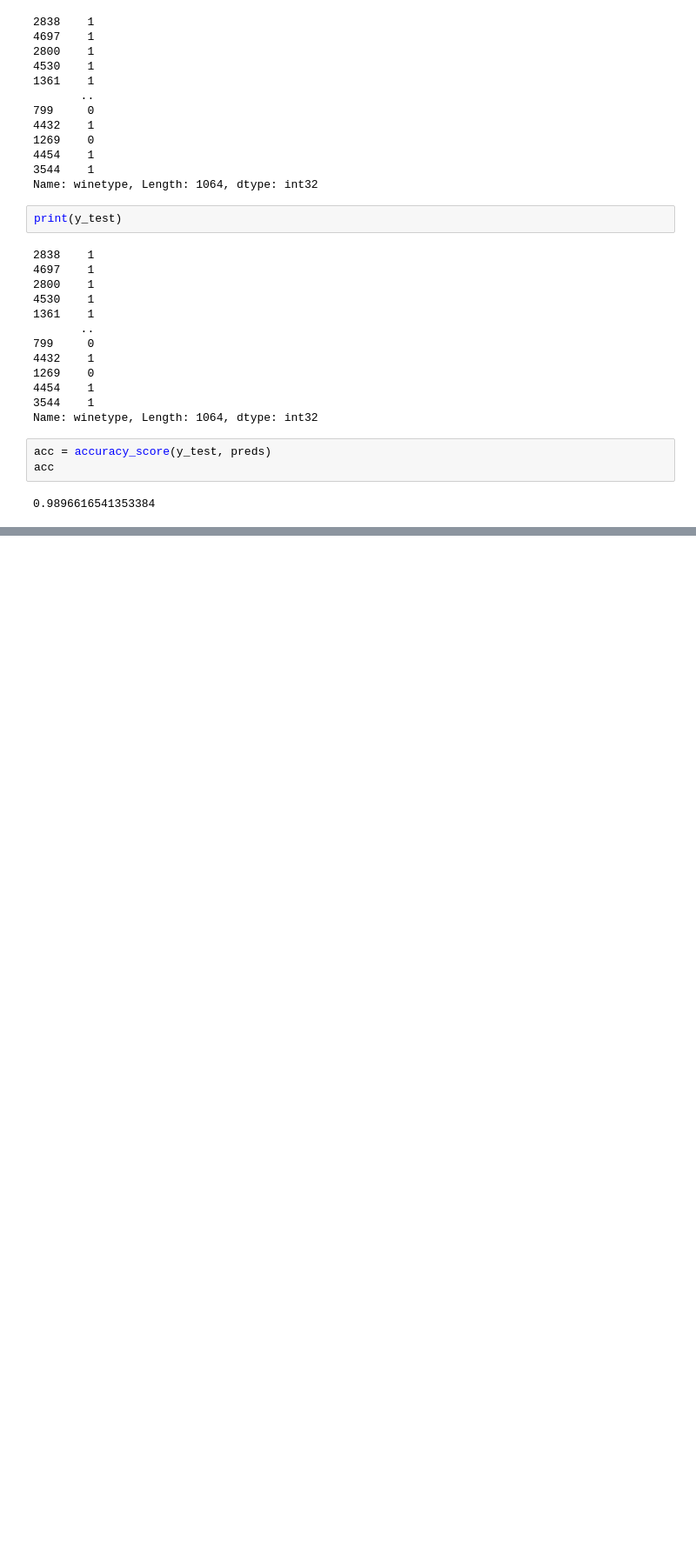
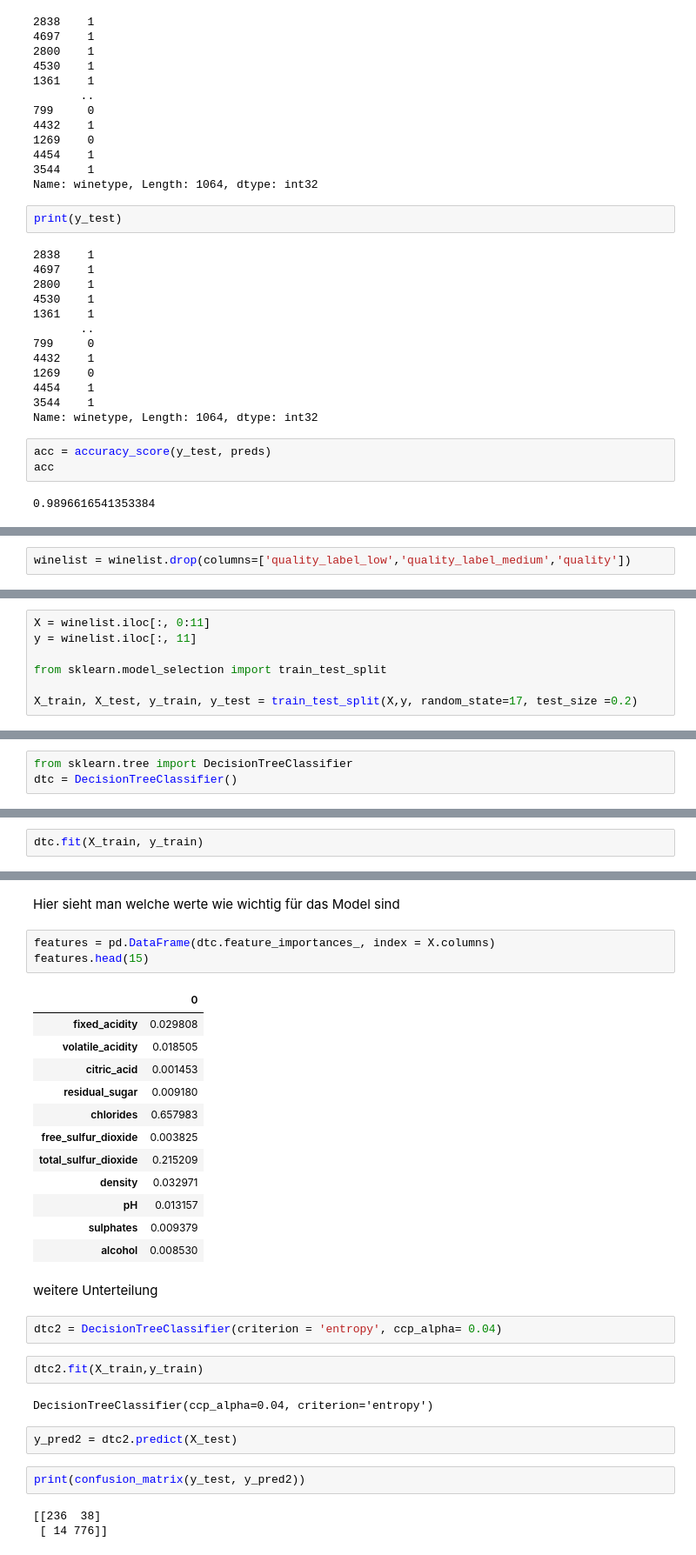
Before and after one commit to katybyte3000/Academy_Excercises, a Jupyter notebook: Project_02/sprint03/projekt02_sprint03_ML_wine.ipynb, the cells around one changed output, grey strips where cells are left out. Shown at 87% size. Cells and saved outputs as stored; diff of their text form; blank space fills up the shorter version.

```diff
--- a/Project_02/sprint03/projekt02_sprint03_ML_wine.ipynb
+++ b/Project_02/sprint03/projekt02_sprint03_ML_wine.ipynb
@@ -263,0 +286,2 @@ acc
+# %%
+winelist = winelist.drop(columns=['quality_label_low','quality_label_medium','quality'])
@@ -263,0 +297,7 @@ acc
+# %%
+X = winelist.iloc[:, 0:11]
+y = winelist.iloc[:, 11]
+
+from sklearn.model_selection import train_test_split
+
+X_train, X_test, y_train, y_test = train_test_split(X,y, random_state=17, test_size =0.2)
@@ -263,0 +308,3 @@ acc
+# %%
+from sklearn.tree import DecisionTreeClassifier
+dtc = DecisionTreeClassifier()
@@ -263,0 +327,2 @@ acc
+# %%
+dtc.fit(X_train, y_train)
@@ -263,0 +367,33 @@ acc
+# %% [markdown]
+Hier sieht man welche werte wie wichtig für das Model sind
+# %%
+features = pd.DataFrame(dtc.feature_importances_, index = X.columns)
+features.head(15)
+# %% [output]
+|  | 0 |
+| fixed_acidity | 0.029808 |
+| volatile_acidity | 0.018505 |
+| citric_acid | 0.001453 |
+| residual_sugar | 0.009180 |
+| chlorides | 0.657983 |
+| free_sulfur_dioxide | 0.003825 |
+| total_sulfur_dioxide | 0.215209 |
+| density | 0.032971 |
+| pH | 0.013157 |
+| sulphates | 0.009379 |
+| alcohol | 0.008530 |
+# %% [markdown]
+weitere Unterteilung
+# %%
+dtc2 = DecisionTreeClassifier(criterion = 'entropy', ccp_alpha= 0.04)
+# %%
+dtc2.fit(X_train,y_train)
+# %% [output]
+DecisionTreeClassifier(ccp_alpha=0.04, criterion='entropy')
+# %%
+y_pred2 = dtc2.predict(X_test)
+# %%
+print(confusion_matrix(y_test, y_pred2))
+# %% [output]
+[[236  38]
+ [ 14 776]]
```
Also changed, not shown: parts of 51 cells of this notebook, 4 other files.
